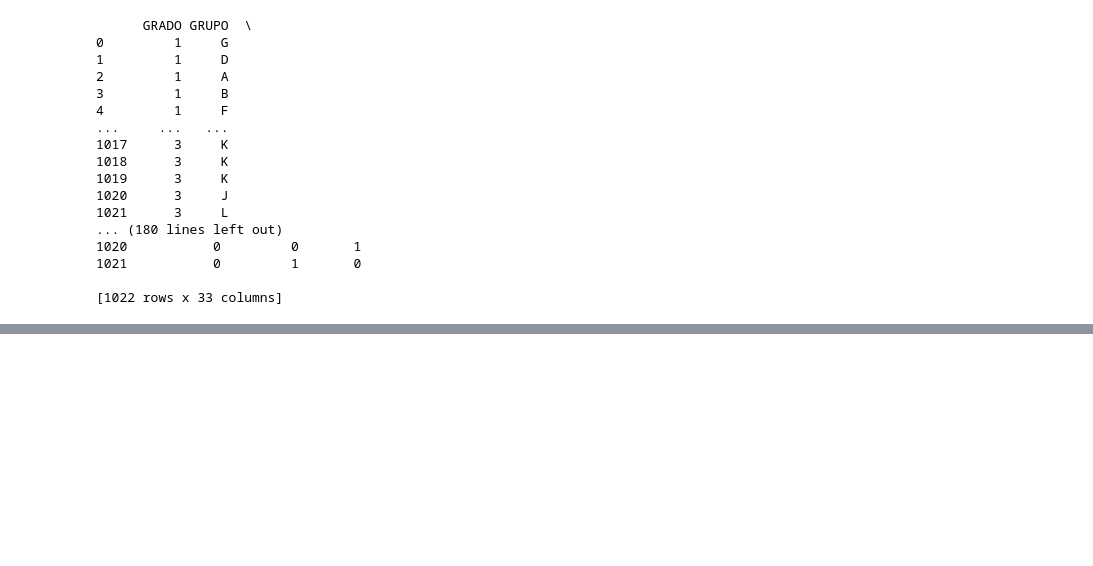
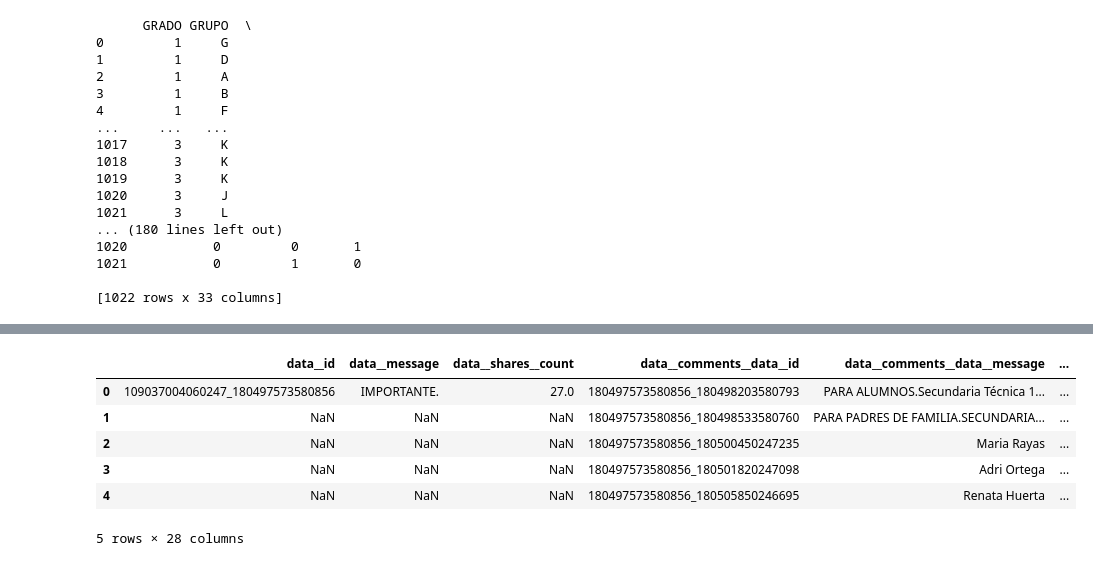
Before and after one commit to FernandaOchoa/IVYHacks, a Jupyter notebook: IBM/IVYHACKS-Local.ipynb, the cells around one changed output, grey strips where cells are left out. Drawn from its saved outputs; the diff is of its cells as text; code cells hidden in the pictures; blank space fills up the shorter version.

```diff
--- a/IBM/IVYHACKS-Local.ipynb
+++ b/IBM/IVYHACKS-Local.ipynb
@@ -91,0 +101,13 @@ display(df)
+# %%
+import types
+import pandas as pd
+df_data_1 = pd.read_csv('./data/dataSchoolPage.csv')
+df_data_1.head()
+# %% [output]
+|  | data__id | data__message | data__shares__count | data__comments__data__id | data__comments__data__message | ... |
+| 0 | 109037004060247_180497573580856 | IMPORTANTE. | 27.0 | 180497573580856_180498203580793 | PARA ALUMNOS.Secundaria Técnica 1... | ... |
+| 1 | NaN | NaN | NaN | 180497573580856_180498533580760 | PARA PADRES DE FAMILIA.SECUNDARIA... | ... |
+| 2 | NaN | NaN | NaN | 180497573580856_180500450247235 | Maria Rayas | ... |
+| 3 | NaN | NaN | NaN | 180497573580856_180501820247098 | Adri Ortega | ... |
+| 4 | NaN | NaN | NaN | 180497573580856_180505850246695 | Renata Huerta | ... |
+5 rows × 28 columns
```
Also changed, not shown: parts of 28 cells of this notebook, 16 other files.
